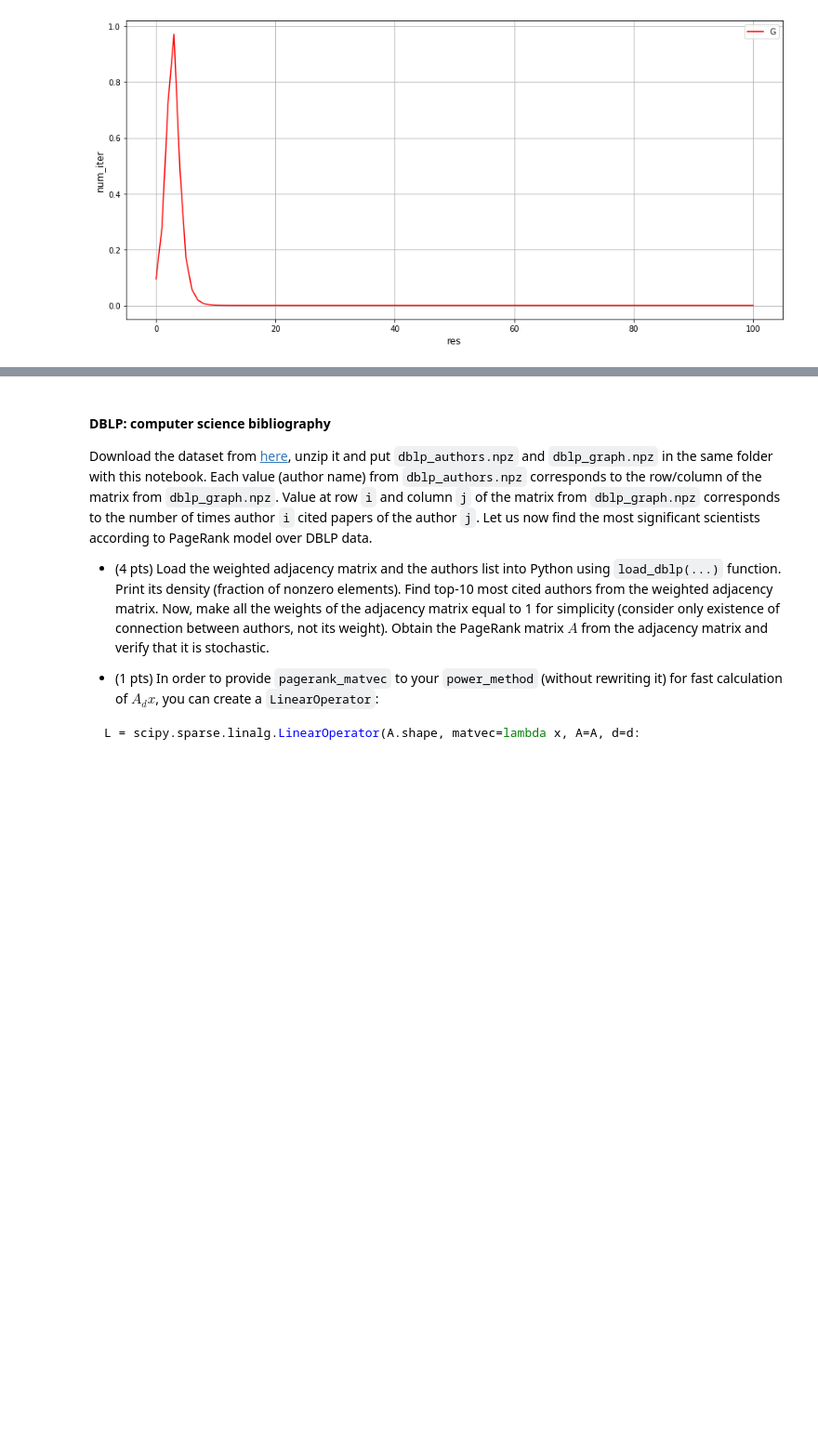
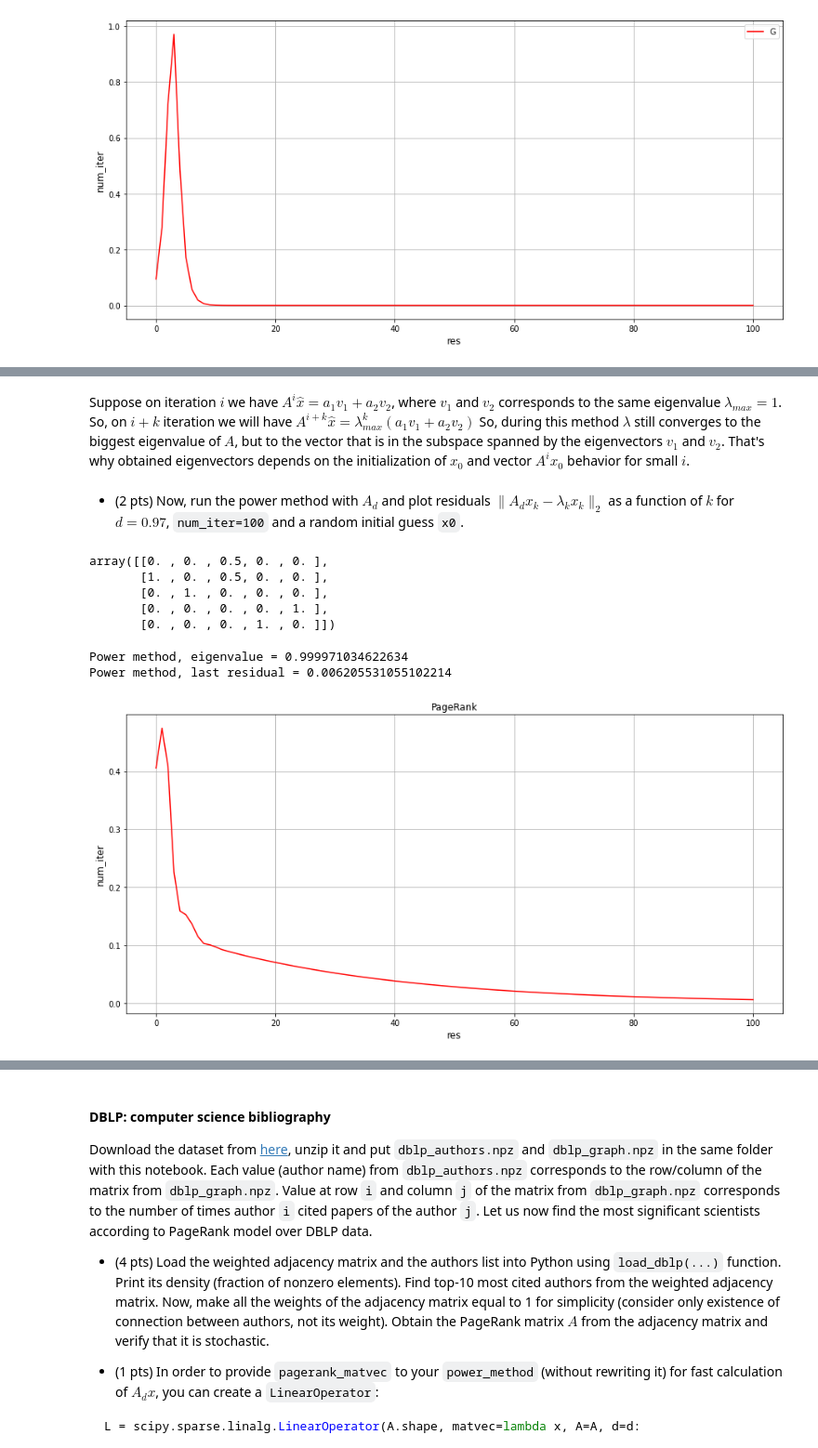
Before and after one commit to prosvirinKir/Numerical-Linear-Algebra, a Jupyter notebook: NLA_HW2_ProsvirinKV_.ipynb, the cells around one changed output, grey strips where cells are left out. Shown at 93% size. Drawn from its saved outputs; the diff is of its cells as text; code cells hidden in the pictures; blank space fills up the shorter version.

````diff
--- a/NLA_HW2_ProsvirinKV_.ipynb
+++ b/NLA_HW2_ProsvirinKV_.ipynb
@@ -802,0 +830,41 @@ Usually, graphs that arise in various areas are sparse (social, web, road networ
+# %% [markdown]
+Suppose on iteration $i$ we have $A^{i}\hat{x} = a_1v_1 + a_2v_2$, where $v_1$ and $v_2$ corresponds to the same eigenvalue $\lambda_{max} = 1$. So, on $i + k$ iteration we will have  $A^{i + k}\hat{x} = \lambda_{max}^{k}(a_1v_1 + a_2v_2)$ So, during this method $\lambda$ still converges to the biggest eigenvalue of $A$, but to the vector that is in the subspace spanned by the eigenvectors $v_1$ and $v_2$. That's why obtained eigenvectors depends on the initialization of $x_0$ and vector $A^ix_0$ behavior for small $i$.
+# %% [markdown]
+
+
+* (2 pts) Now, run the power method with $A_d$ and plot residuals $\|A_d x_k - \lambda_k x_k\|_2$ as a function of $k$ for $d=0.97$, ```num_iter=100``` and a random initial guess ```x0```.
+# %%
+G = np.array([[0, 1, 0, 0, 0],
+              [0, 0, 1, 0, 0],
+              [1, 1, 0, 0, 0],
+              [0, 0, 0, 0, 1],
+              [0, 0, 0, 1, 0]])
+# %%
+A = pagerank_matrix(G)
+A
+# %% [output]
+array([[0. , 0. , 0.5, 0. , 0. ],
+       [1. , 0. , 0.5, 0. , 0. ],
+       [0. , 1. , 0. , 0. , 0. ],
+       [0. , 0. , 0. , 0. , 1. ],
+       [0. , 0. , 0. , 1. , 0. ]])
+# %%
+d = 0.97
+Ad = d * A + (1 - d) / A.shape[0] * np.ones((A.shape[0], A.shape[1]))
+
+x0 = np.random.rand(Ad.shape[1])
+x, l, res = power_method(Ad, x0, 100)
+# %%
+print('Power method, eigenvalue = {0}'.format(l))
+print('Power method, last residual = {0}'.format(res[-1]))
+plt.figure(figsize=(15, 7))
+plt.title("PageRank")
+plt.plot(res, color='red', label='G')
+plt.grid()
+plt.ylabel(f"num_iter", fontsize=12)
+plt.xlabel(f"res", fontsize=12)
+plt.show()
+# %% [output]
+Power method, eigenvalue = 0.999971034622634
+Power method, last residual = 0.006205531055102214
+[figure, added]
````
Also changed, not shown: parts of 20 cells of this notebook.
